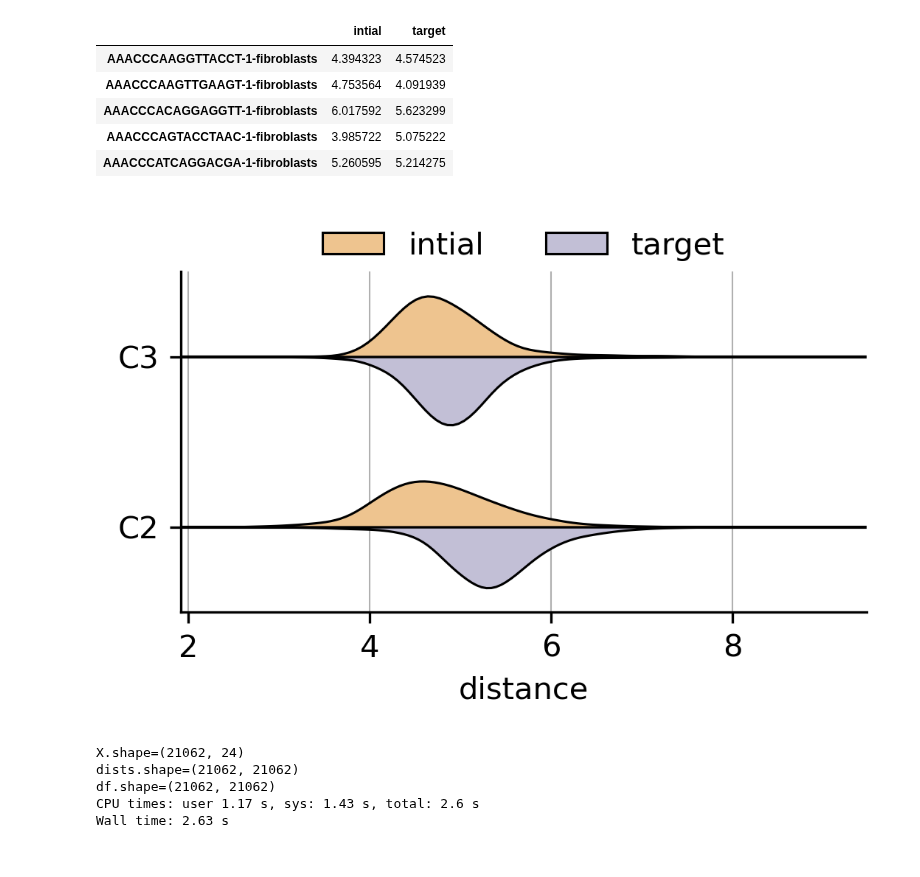
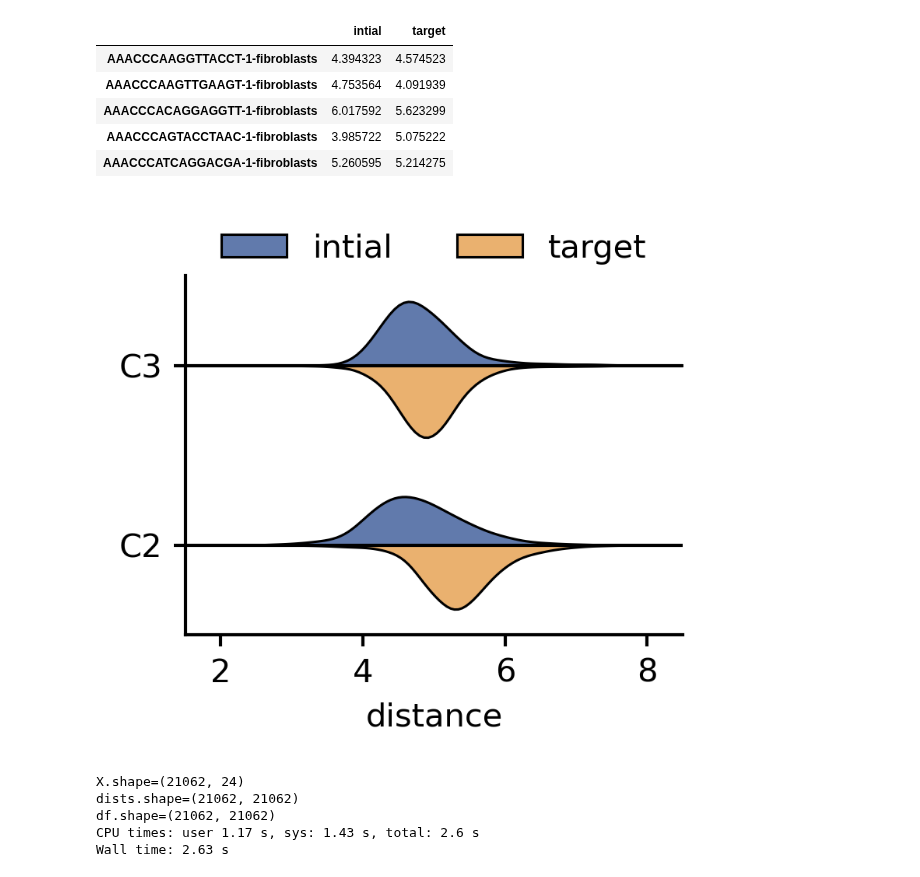
Before and after one commit to CooperStansbury/hematokytos, a Jupyter notebook: notebooks/benchmarks/internal_benchmark.ipynb, the cells around one changed output. Saved outputs shown, nothing was run; the diff lists cells and outputs as text; code cells hidden in the pictures.

```diff
--- a/notebooks/benchmarks/internal_benchmark.ipynb
+++ b/notebooks/benchmarks/internal_benchmark.ipynb
@@ -69,0 +113,15 @@ AnnData object with n_obs × n_vars = 21062 × 25739
+# %%
+norm = mpl.colors.Normalize(vmin=0, vmax=1)
+sm = mpl.cm.ScalarMappable(cmap='gist_heat', norm=norm)
+sm.set_array([])
+
+plt.rcParams['figure.dpi']    = 300
+fig, ax = plt.subplots(figsize=(2, 0.15))  # Adjust size as needed
+
+cbar = plt.colorbar(sm, cax=ax, fraction=0.005, pad=0.04, orientation='horizontal')
+cbar.set_label("distance")
+
+cbar.set_ticks([norm.vmin, norm.vmax])
+cbar.set_ticklabels(['low', 'high'])
+
+plt.show()
@@ -70,11 +130,11 @@ AnnData object with n_obs × n_vars = 21062 × 25739
 # %%
-plt.rcParams['figure.dpi']    = 200
+plt.rcParams['figure.dpi']    = 300
 plt.rcParams['figure.figsize'] = 2, 2
 
 sc.pl.umap(
     adata[adata.obs['filter_pass'], :],
     frameon=False,
-    na_color='darkgrey',
+    na_color='gainsboro',
     s=25,
 )
 # %% [output]
@@ -131,9 +191,17 @@ pdf = pd.melt(
 import matplotlib.ticker as mticker
 
 plt.rcParams['figure.dpi']    = 300
-plt.rcParams['figure.figsize'] = 4, 2
+plt.rcParams['figure.figsize'] = 2.75, 2
 
 fig, ax = plt.subplots()
+
+palette = [
+    # '#BAB4D8', # purple
+    "#5576B8",#'#95AAD3',
+    '#FFB35A',#'#FD9430',#'#FBBE77', # orange
+]
+
+#['#808080', '#08306B']
 
 sns.violinplot(
     data=pdf,
@@ -142,40 +210,48 @@ sns.violinplot(
     hue='variable',
     inner=None,
     # inner='quart',
     # legend=False,
     bw_adjust=1.5,
     common_norm=True,
     linecolor='k',
-    palette='PuOr',
+    palette=palette,
+    alpha=1,
+    # palette='PuOr',
     linewidth=0.75,
     split=True,
-    zorder=2,
+    zorder=0,
     ax=ax
 )
 
 # grid
-ax.grid(axis='x', lw=0.5, zorder=0)
-ax.grid(axis='y', lw=1, c='k', zorder=0)
+# ax.grid(axis='x', lw=0.5, zorder=0)
+ax.grid(axis='y', lw=1, c='k', zorder=1)
 
-# increase # of y‐ticks
-# ax.xaxis.set_major_locator(mticker.MaxNLocator(nbins=8))
+ax.xaxis.set_major_locator(mticker.MaxNLocator(nbins=4))
+
+for spine in ax.spines.values():
+    spine.set_linewidth(1)
+
+ax.tick_params(axis='both', width=1)
 
 # relabel
 ax.set_xlabel('distance')
 ax.set_ylabel('')
+
+plt.xlim([1.5, 8.5])
 
 sns.move_legend(
     ax, loc='upper center',
     ncols=2,
     title="",
     bbox_to_anchor=(0.5, 1.2),
     frameon=False,
 
 )
 sns.despine(ax=ax)
 plt.show()
 # %% [output]
-[figure, old version]
+[figure, new version]
 # %%
 %%time
 level  = 'group'
```
Also changed, not shown: parts of 8 cells of this notebook, 2 other files.
